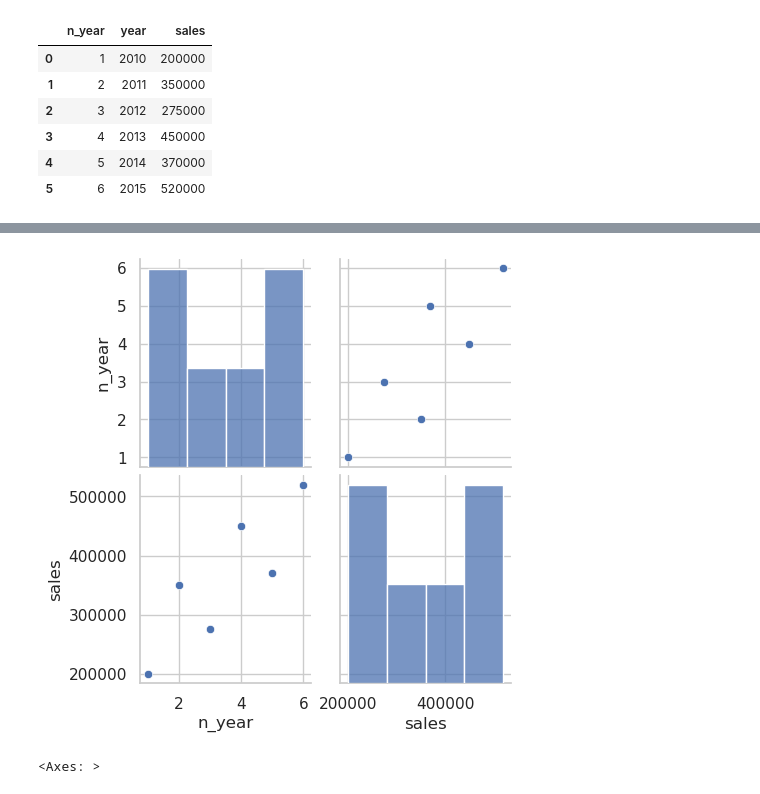
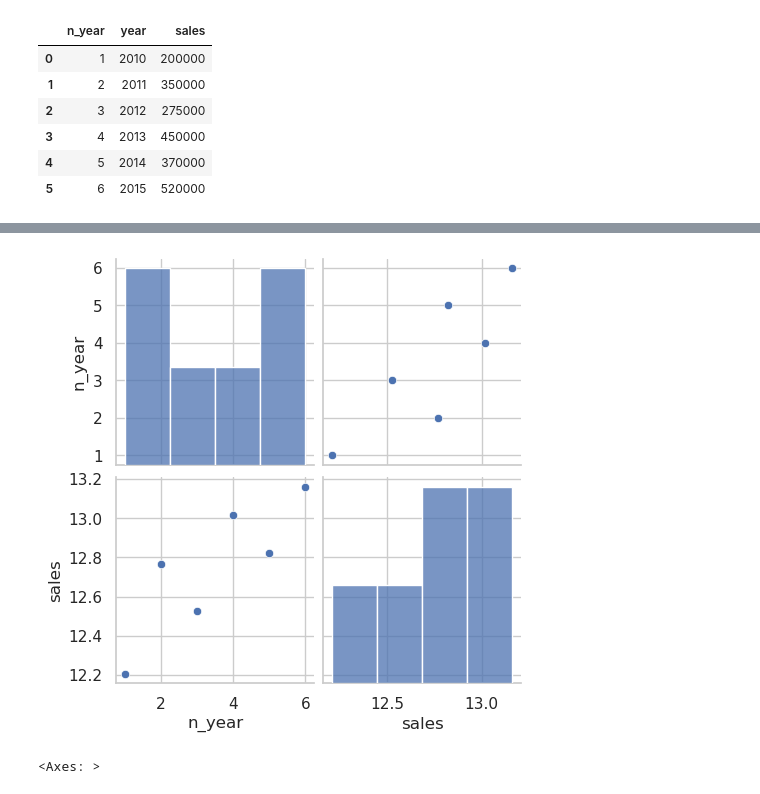
Before and after one commit to reduhq/Mercadotecnia, a Jupyter notebook: Mercadotecnia01.ipynb, the cells around one changed output, grey strips where cells are left out. Drawn from its saved outputs; the diff is of its cells as text; code cells hidden in the pictures.

```diff
--- a/Mercadotecnia01.ipynb
+++ b/Mercadotecnia01.ipynb
@@ -223,3 +223,13 @@ df
 | 3 | 4 | 2013 | 450000 |
 | 4 | 5 | 2014 | 370000 |
 | 5 | 6 | 2015 | 520000 |
+# %%
+import numpy as np
+
+X = np.array(df['n_year'])
+Y = np.array(df['sales'])
+
+log_y = np.log(Y)
+
+df_exponential = pd.DataFrame({'n_year': X, 'sales': log_y})
+df_exponential
@@ -226,11 +244,11 @@ df
 # %%
 import seaborn as sns
 import matplotlib.pyplot as plt
 sns.set(style="whitegrid", context="notebook")
 cols = ['n_year', 'sales']
-sns.pairplot(df[cols], height=2.5)
+sns.pairplot(df_exponential[cols], height=2.5)
 plt.show()
 # %% [output]
-[figure, old version]
+[figure, new version]
 # %%
 import numpy as np
```
Also changed, not shown: parts of 17 cells of this notebook.
